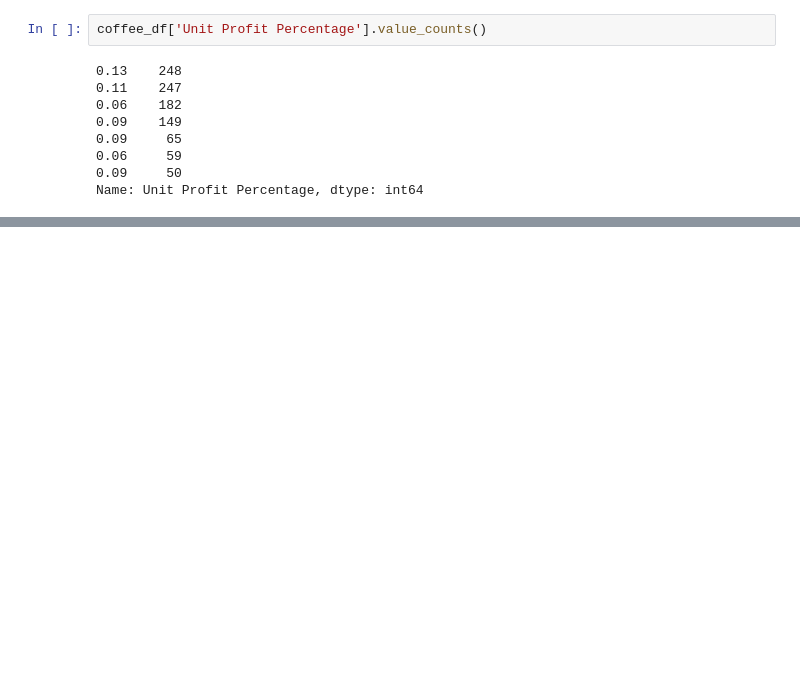
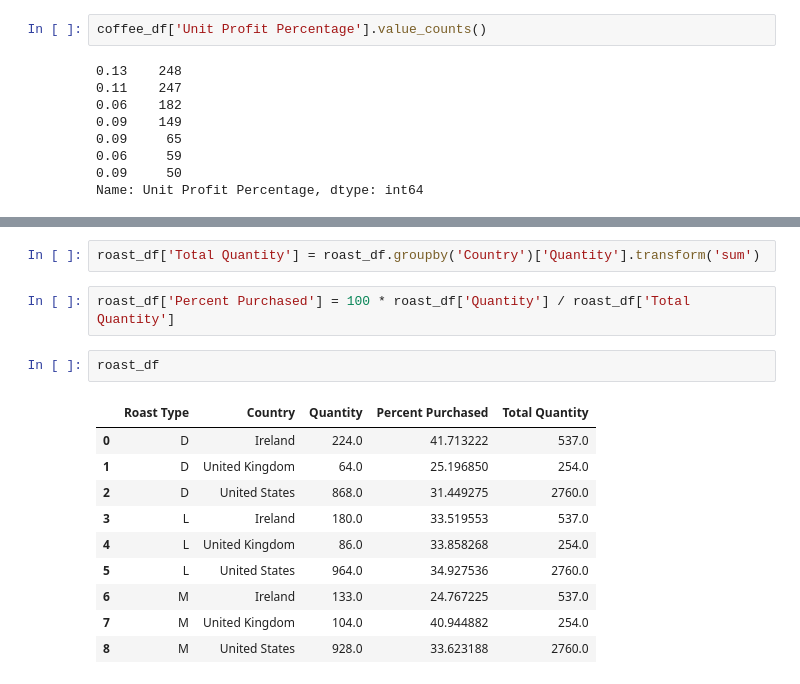
Before and after one commit to m-romanski/Coffee-Beans-Sales, a Jupyter notebook: Coffee/EDA.ipynb, the cells around one changed output, grey strips where cells are left out. Cells and saved outputs as stored; diff of their text form; blank space fills up the shorter version.

```diff
--- a/Coffee/EDA.ipynb
+++ b/Coffee/EDA.ipynb
@@ -390,0 +406,17 @@ Name: Unit Profit Percentage, dtype: int64
+# %%
+roast_df['Total Quantity'] = roast_df.groupby('Country')['Quantity'].transform('sum')
+# %%
+roast_df['Percent Purchased'] = 100 * roast_df['Quantity'] / roast_df['Total Quantity']
+# %%
+roast_df
+# %% [output]
+|  | Roast Type | Country | Quantity | Percent Purchased | Total Quantity |
+| 0 | D | Ireland | 224.0 | 41.713222 | 537.0 |
+| 1 | D | United Kingdom | 64.0 | 25.196850 | 254.0 |
+| 2 | D | United States | 868.0 | 31.449275 | 2760.0 |
+| 3 | L | Ireland | 180.0 | 33.519553 | 537.0 |
+| 4 | L | United Kingdom | 86.0 | 33.858268 | 254.0 |
+| 5 | L | United States | 964.0 | 34.927536 | 2760.0 |
+| 6 | M | Ireland | 133.0 | 24.767225 | 537.0 |
+| 7 | M | United Kingdom | 104.0 | 40.944882 | 254.0 |
+| 8 | M | United States | 928.0 | 33.623188 | 2760.0 |
```
Also changed, not shown: parts of 6 cells of this notebook, 1 other file.
